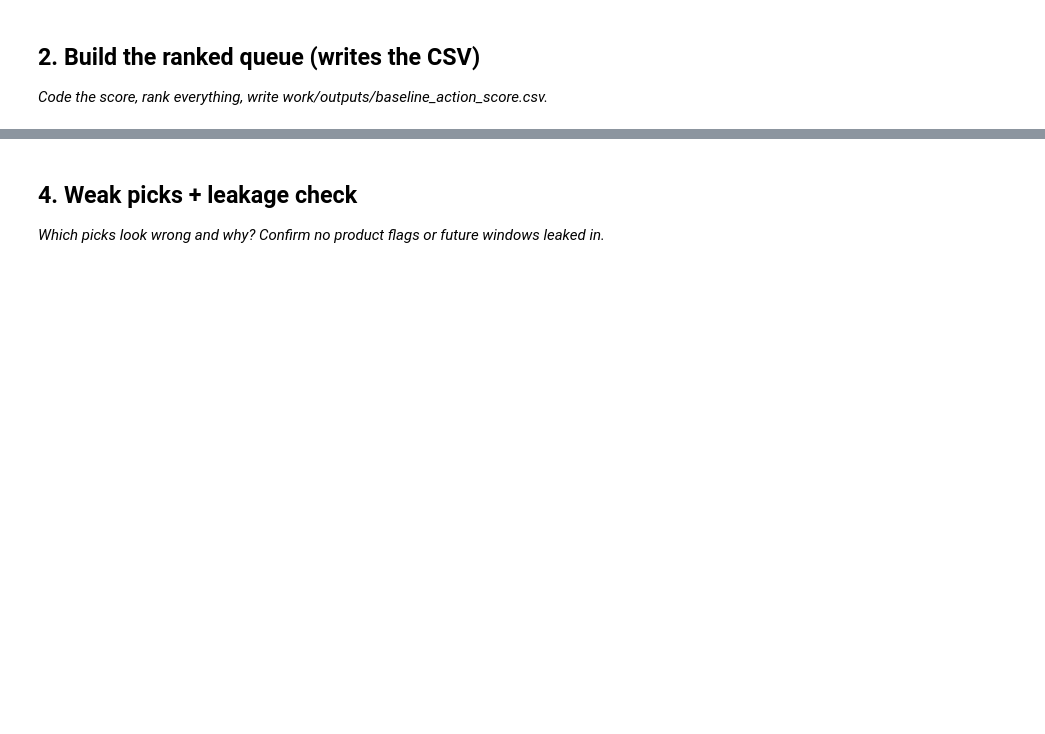
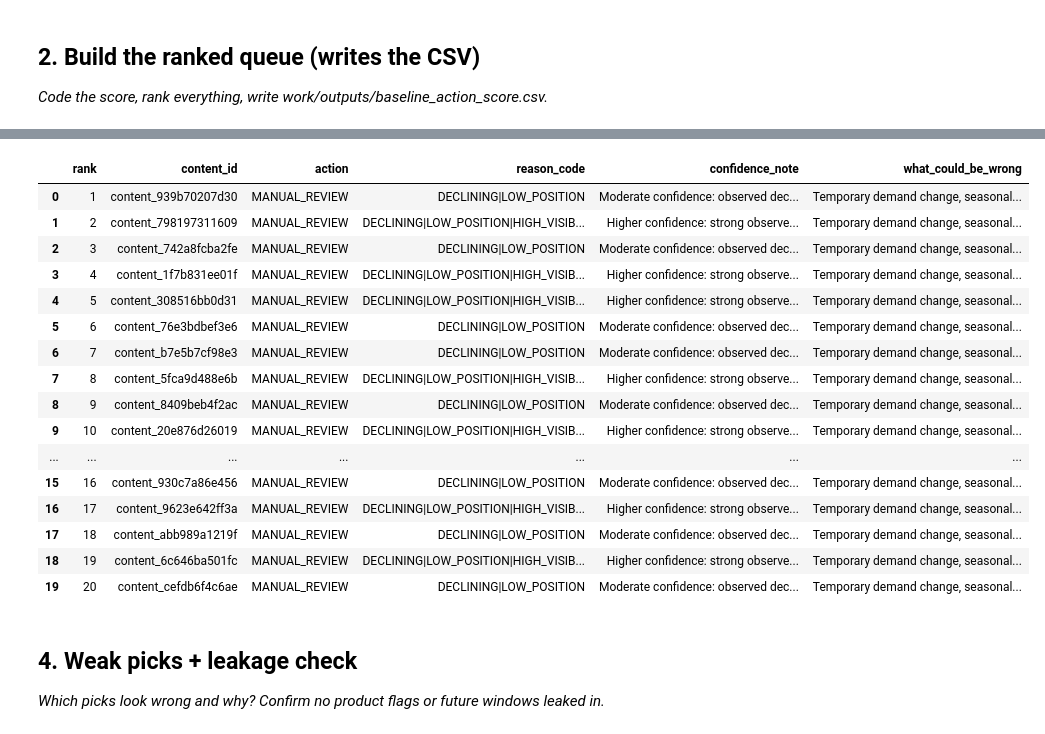
Before and after one commit to aditi-avni/ML-FlyRank, a Jupyter notebook: work/notebooks/w04_baseline_score.ipynb, the cells around one changed output, grey strips where cells are left out. Cells and saved outputs as stored; diff of their text form; code cells hidden in the pictures; blank space fills up the shorter version.

```diff
--- a/work/notebooks/w04_baseline_score.ipynb
+++ b/work/notebooks/w04_baseline_score.ipynb
@@ -30,3 +177,62 @@ This skeleton is yours to fill. Work the sections **in order** — each one has
+# %%
+top20 = queue.head(20).copy()
+
+def confidence_note(row):
+
+    if (
+        row["trend_pct"] <= -30
+        and row["impressions_90d"] >= visibility_threshold
+    ):
+        return "Higher confidence: strong observed decline with meaningful visibility"
+
+    elif row["trend_pct"] < 0:
+        return "Moderate confidence: observed decline, but manual checking is needed"
+
+    else:
+        return "Lower confidence: score driven by other observed signals"
+
+top20["action"] = "MANUAL_REVIEW"
+
+top20["confidence_note"] = top20.apply(
+    confidence_note,
+    axis=1
+)
+
+top20["what_could_be_wrong"] = (
+    "Temporary demand change, seasonality, "
+    "measurement variation, or missing context"
+)
+
+display(
+    top20[
+        [
+            "rank",
+            "content_id",
+            "action",
+            "reason_code",
+            "confidence_note",
+            "what_could_be_wrong"
+        ]
+    ]
+)
+# %% [output]
+|  | rank | content_id | action | reason_code | confidence_note | what_could_be_wrong |
+| 0 | 1 | content_939b70207d30 | MANUAL_REVIEW | DECLINING|LOW_POSITION | Moderate confidence: observed dec... | Temporary demand change, seasonal... |
+| 1 | 2 | content_798197311609 | MANUAL_REVIEW | DECLINING|LOW_POSITION|HIGH_VISIB... | Higher confidence: strong observe... | Temporary demand change, seasonal... |
+| 2 | 3 | content_742a8fcba2fe | MANUAL_REVIEW | DECLINING|LOW_POSITION | Moderate confidence: observed dec... | Temporary demand change, seasonal... |
+| 3 | 4 | content_1f7b831ee01f | MANUAL_REVIEW | DECLINING|LOW_POSITION|HIGH_VISIB... | Higher confidence: strong observe... | Temporary demand change, seasonal... |
+| 4 | 5 | content_308516bb0d31 | MANUAL_REVIEW | DECLINING|LOW_POSITION|HIGH_VISIB... | Higher confidence: strong observe... | Temporary demand change, seasonal... |
+| 5 | 6 | content_76e3bdbef3e6 | MANUAL_REVIEW | DECLINING|LOW_POSITION | Moderate confidence: observed dec... | Temporary demand change, seasonal... |
+| 6 | 7 | content_b7e5b7cf98e3 | MANUAL_REVIEW | DECLINING|LOW_POSITION | Moderate confidence: observed dec... | Temporary demand change, seasonal... |
+| 7 | 8 | content_5fca9d488e6b | MANUAL_REVIEW | DECLINING|LOW_POSITION|HIGH_VISIB... | Higher confidence: strong observe... | Temporary demand change, seasonal... |
+| 8 | 9 | content_8409beb4f2ac | MANUAL_REVIEW | DECLINING|LOW_POSITION | Moderate confidence: observed dec... | Temporary demand change, seasonal... |
+| 9 | 10 | content_20e876d26019 | MANUAL_REVIEW | DECLINING|LOW_POSITION|HIGH_VISIB... | Higher confidence: strong observe... | Temporary demand change, seasonal... |
+| ... | ... | ... | ... | ... | ... | ... |
+| 15 | 16 | content_930c7a86e456 | MANUAL_REVIEW | DECLINING|LOW_POSITION | Moderate confidence: observed dec... | Temporary demand change, seasonal... |
+| 16 | 17 | content_9623e642ff3a | MANUAL_REVIEW | DECLINING|LOW_POSITION|HIGH_VISIB... | Higher confidence: strong observe... | Temporary demand change, seasonal... |
+| 17 | 18 | content_abb989a1219f | MANUAL_REVIEW | DECLINING|LOW_POSITION | Moderate confidence: observed dec... | Temporary demand change, seasonal... |
+| 18 | 19 | content_6c646ba501fc | MANUAL_REVIEW | DECLINING|LOW_POSITION|HIGH_VISIB... | Higher confidence: strong observe... | Temporary demand change, seasonal... |
+| 19 | 20 | content_cefdb6f4c6ae | MANUAL_REVIEW | DECLINING|LOW_POSITION | Moderate confidence: observed dec... | Temporary demand change, seasonal... |
 # %% [markdown]
 ## 4. Weak picks + leakage check
 
```
Also changed, not shown: parts of 11 cells of this notebook.
